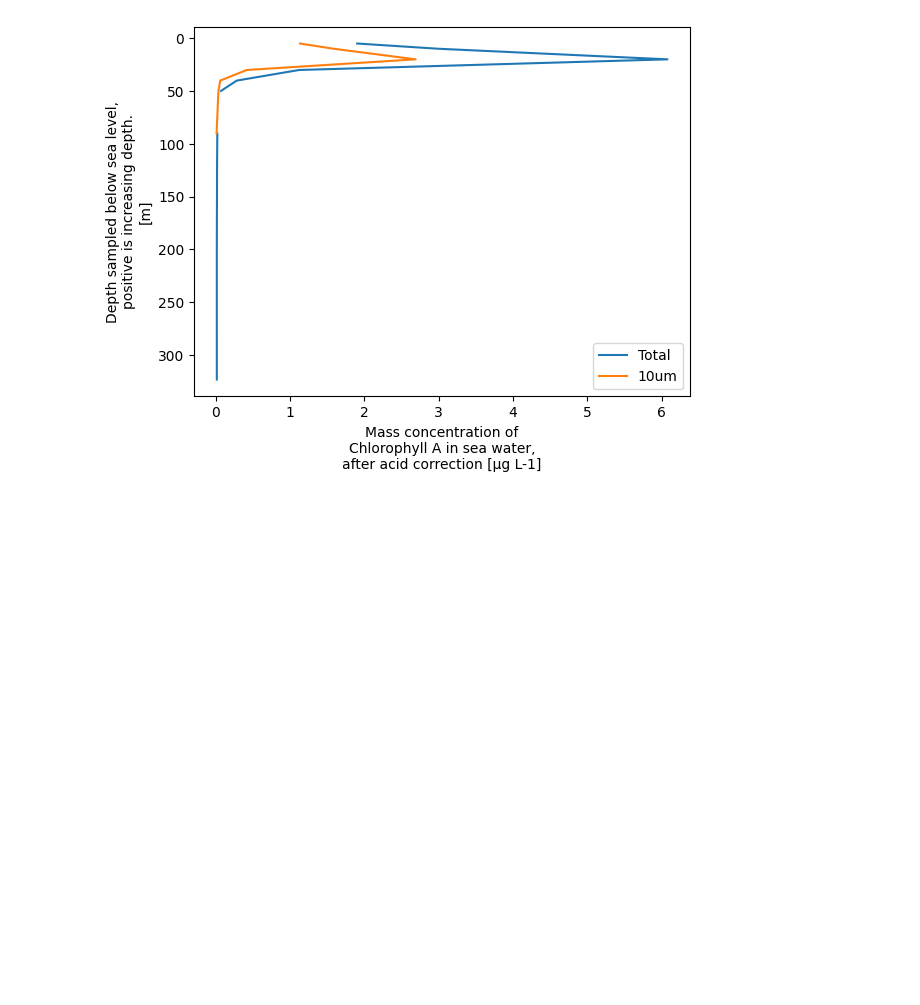
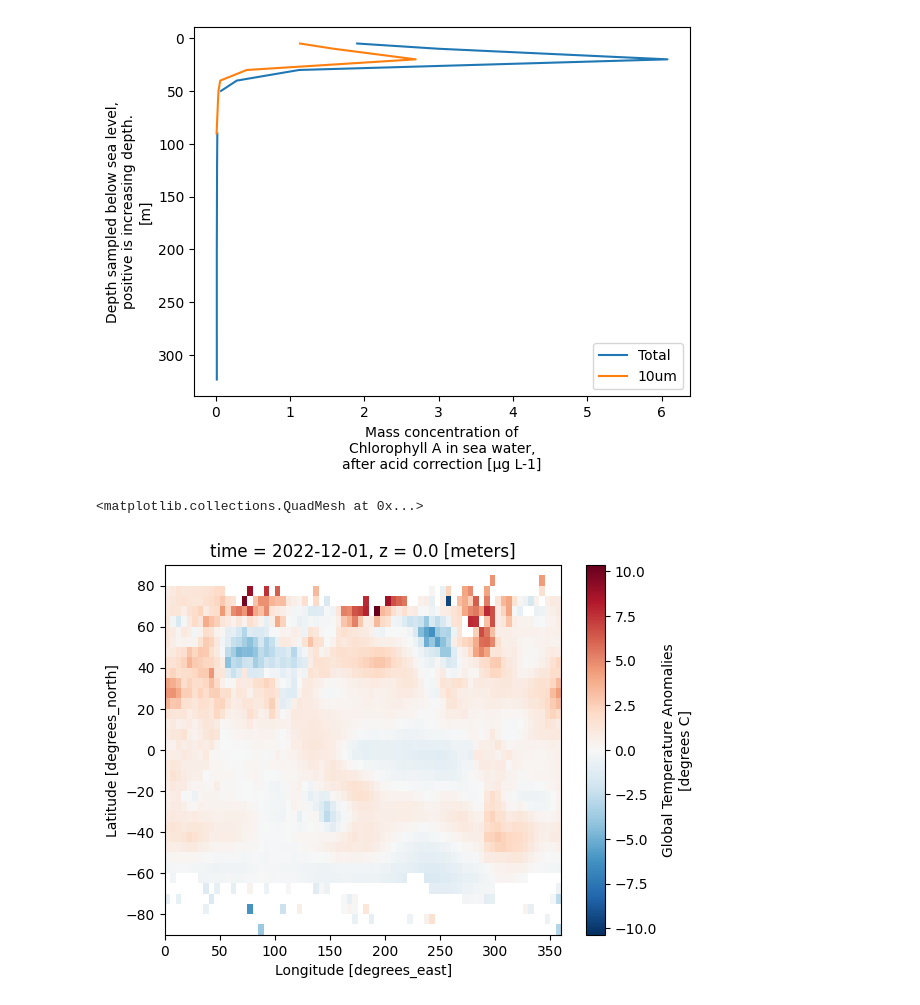
Before and after one commit to Andrey801-afk/Nss_Lab_learn, a Jupyter notebook: src/netcdf/NetCdf4_note.ipynb, the cells around one changed output. Drawn from its saved outputs; the diff is of its cells as text; code cells hidden in the pictures; blank space fills up the shorter version.

```diff
--- a/src/netcdf/NetCdf4_note.ipynb
+++ b/src/netcdf/NetCdf4_note.ipynb
@@ -106,3 +107,13 @@ plt.legend()
 # %% [output]
 <matplotlib.legend.Legend at 0x...>
 [figure]
+# %%
+url = 'https://www.ncei.noaa.gov/thredds/dodsC/noaa-global-temp-v5/NOAAGlobalTemp_v5.0.0_gridded_s188001_e202212_c20230108T133308.nc'
+xrds = xr.open_dataset(url)
+# %%
+desired_date = '2022-12-01'
+data_for_desired_date = xrds.sel(time=desired_date)
+data_for_desired_date['anom'].plot()
+# %% [output]
+<matplotlib.collections.QuadMesh at 0x...>
+[figure, added]
```
Also changed, not shown: parts of 3 cells of this notebook, 1 other file.
